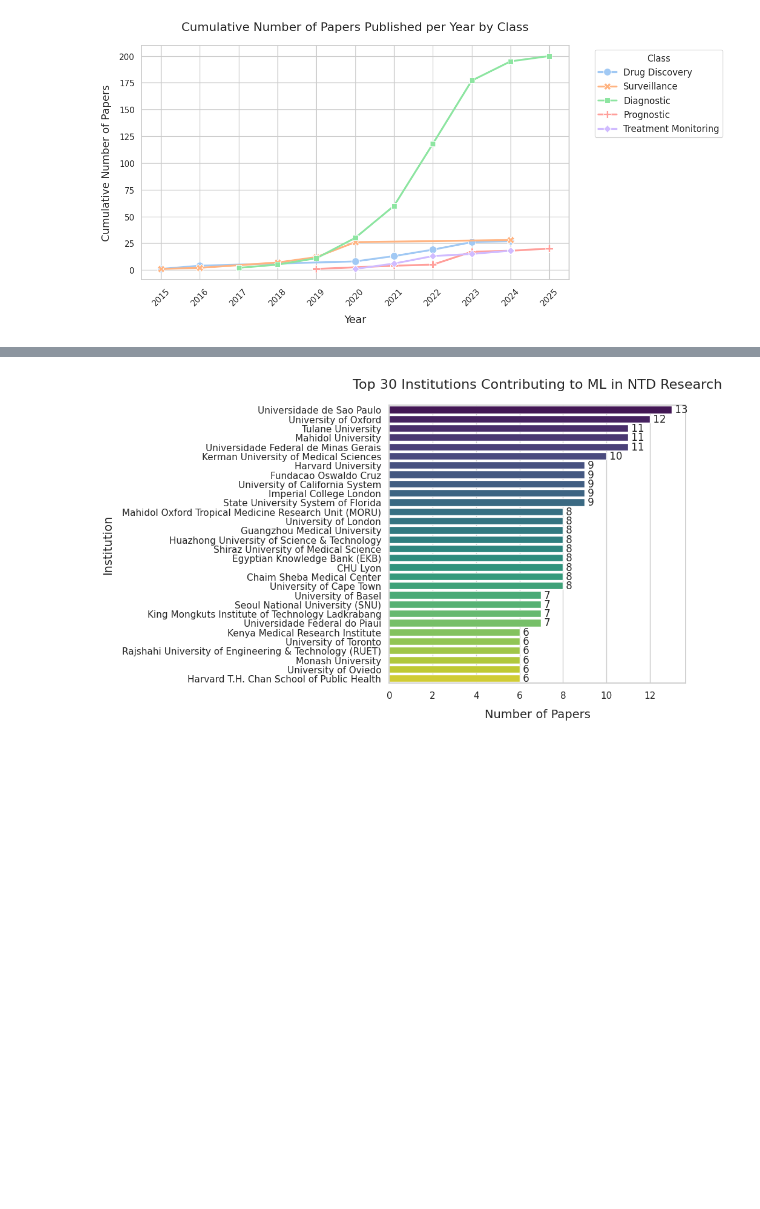
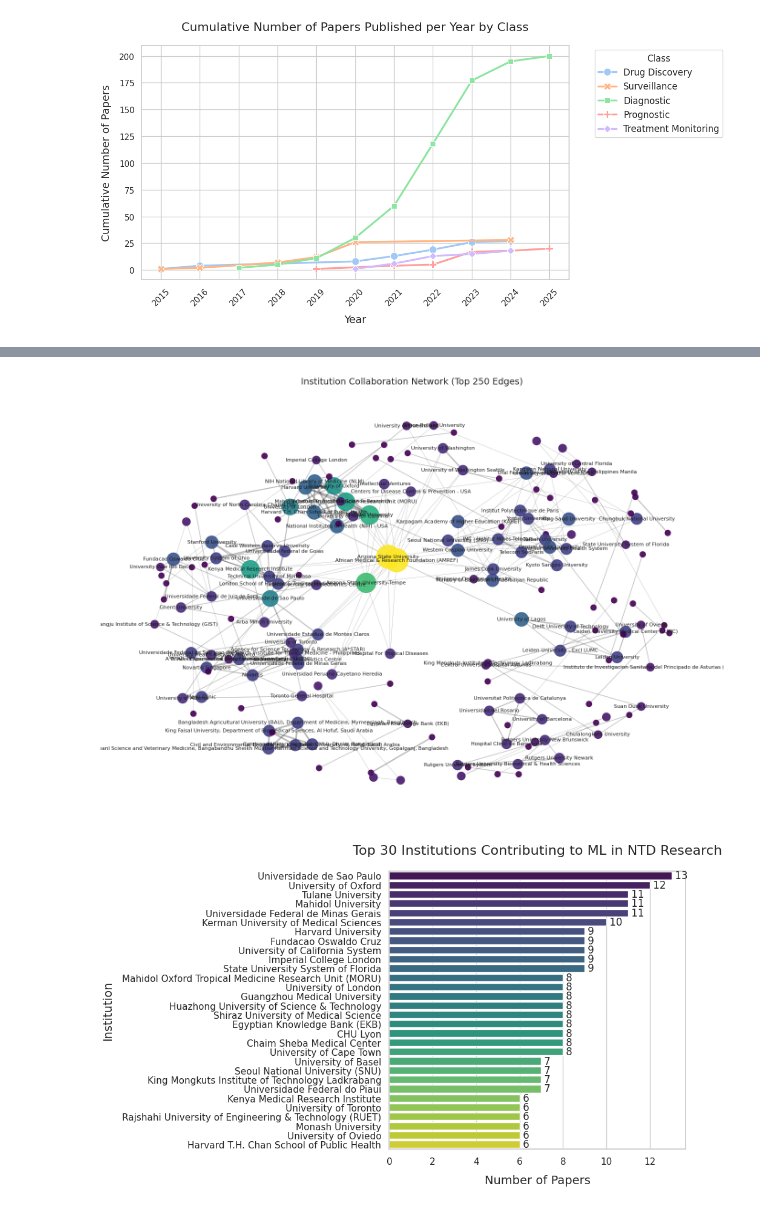
Before and after one commit to yusufbrima/MLNTD, a Jupyter notebook: Analysis.ipynb, the cells around one changed output, grey strips where cells are left out. Cells and saved outputs as stored; diff of their text form; code cells hidden in the pictures; blank space fills up the shorter version.

```diff
--- a/Analysis.ipynb
+++ b/Analysis.ipynb
@@ -417,3 +527,62 @@ plt.show()
+# %%
+def plot_institution_network(df, top_n_edges=50, label_top_n=15):
+    """
+    Plot a network graph of institution collaborations with improved styling.
+    """
+    df = df.copy()
+
+    # Step 1: Split and clean affiliations
+    df['Affiliations'] = df['Affiliations'].apply(
+        lambda x: [i.strip() for i in str(x).split(';')] if pd.notna(x) else []
+    )
+
+    # Step 2: Create weighted edges (collaborations)
+    edge_counts = {}
+    for aff_list in df['Affiliations']:
+        aff_list = sorted(set(aff_list))
+        if len(aff_list) > 1:
+            for a, b in itertools.combinations(aff_list, 2):
+                edge = tuple(sorted((a, b)))
+                edge_counts[edge] = edge_counts.get(edge, 0) + 1
+
+    # Step 3: Keep top N edges
+    top_edges = sorted(edge_counts.items(), key=lambda x: x[1], reverse=True)[:top_n_edges]
+
+    # Step 4: Build the graph
+    G = nx.Graph()
+    for (a, b), weight in top_edges:
+        G.add_edge(a, b, weight=weight)
+
+    # Step 5: Node size and color by degree
+    degrees = dict(G.degree())
+    node_sizes = [degrees[n] * 80 for n in G.nodes()]
+
+    # Normalize degrees for coloring
+    norm = colors.Normalize(vmin=min(degrees.values()), vmax=max(degrees.values()))
+    node_colors = [cm.viridis(norm(degrees[n])) for n in G.nodes()]
+
+    # Layout
+    pos = nx.spring_layout(G, k=0.6, seed=42)
+
+    # Step 6: Draw nodes and edges
+    plt.figure(figsize=(14, 10))
+    nx.draw_networkx_nodes(G, pos, node_size=node_sizes, node_color=node_colors, alpha=0.9)
+    nx.draw_networkx_edges(G, pos, width=[G[u][v]['weight'] * 0.5 for u, v in G.edges()], alpha=0.3)
+
+    # Step 7: Selectively label top N nodes
+    top_nodes = sorted(degrees.items(), key=lambda x: x[1], reverse=True)[:label_top_n]
+    top_labels = {node: node for node, _ in top_nodes}
+    nx.draw_networkx_labels(G, pos, labels=top_labels, font_size=8)
+
+    plt.title(f"Institution Collaboration Network (Top {top_n_edges} Edges)", fontsize=14)
+    plt.axis('off')
+    plt.tight_layout()
+    plt.show()
+
+
+plot_institution_network(merged_df, top_n_edges=250, label_top_n=100)
+# %% [output]
+[figure, added]
 # %%
 # Step 4: Prepare the data
 # Extract the 'Affiliations' column
```
Also changed, not shown: parts of 12 cells of this notebook, 10 other files.
